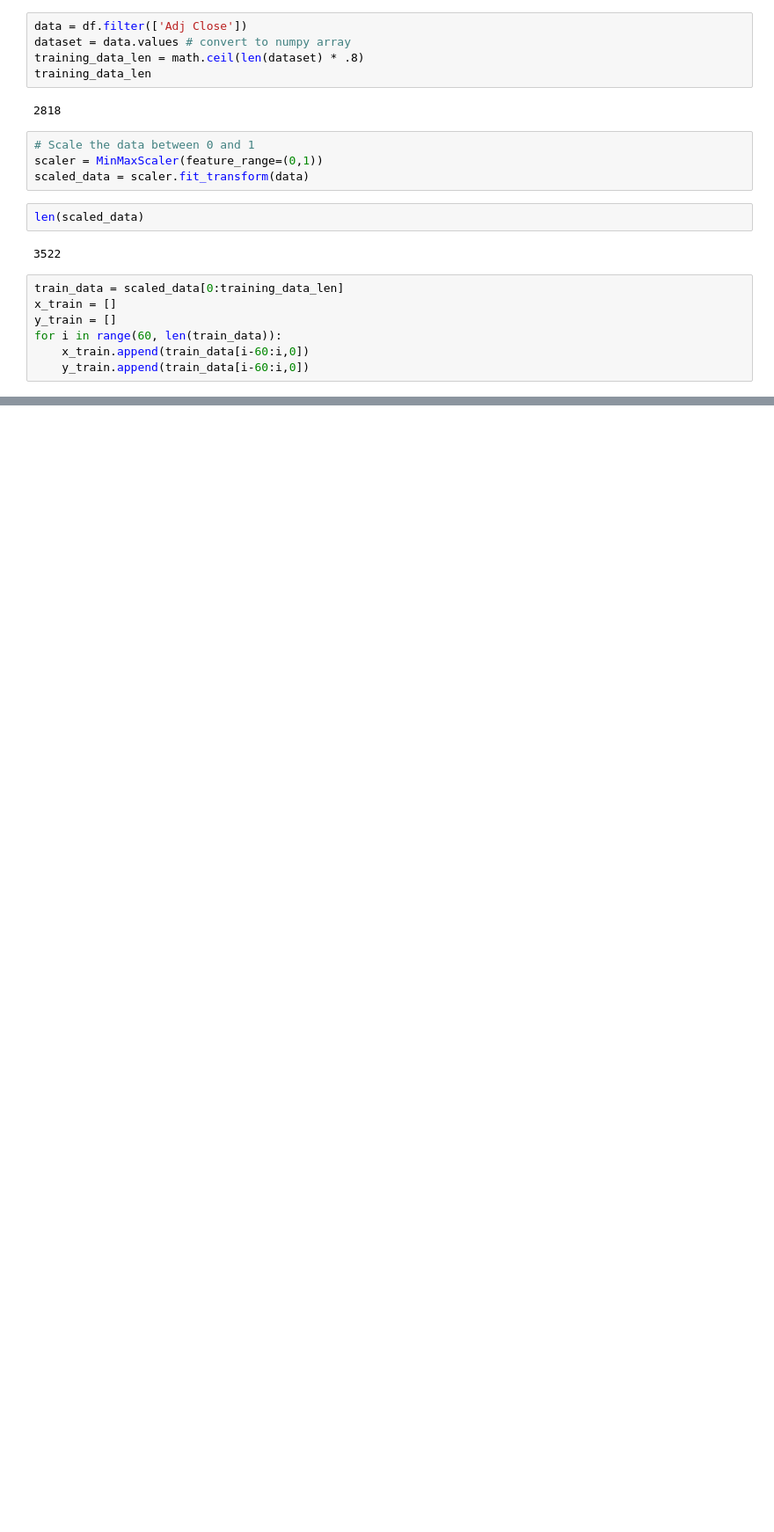
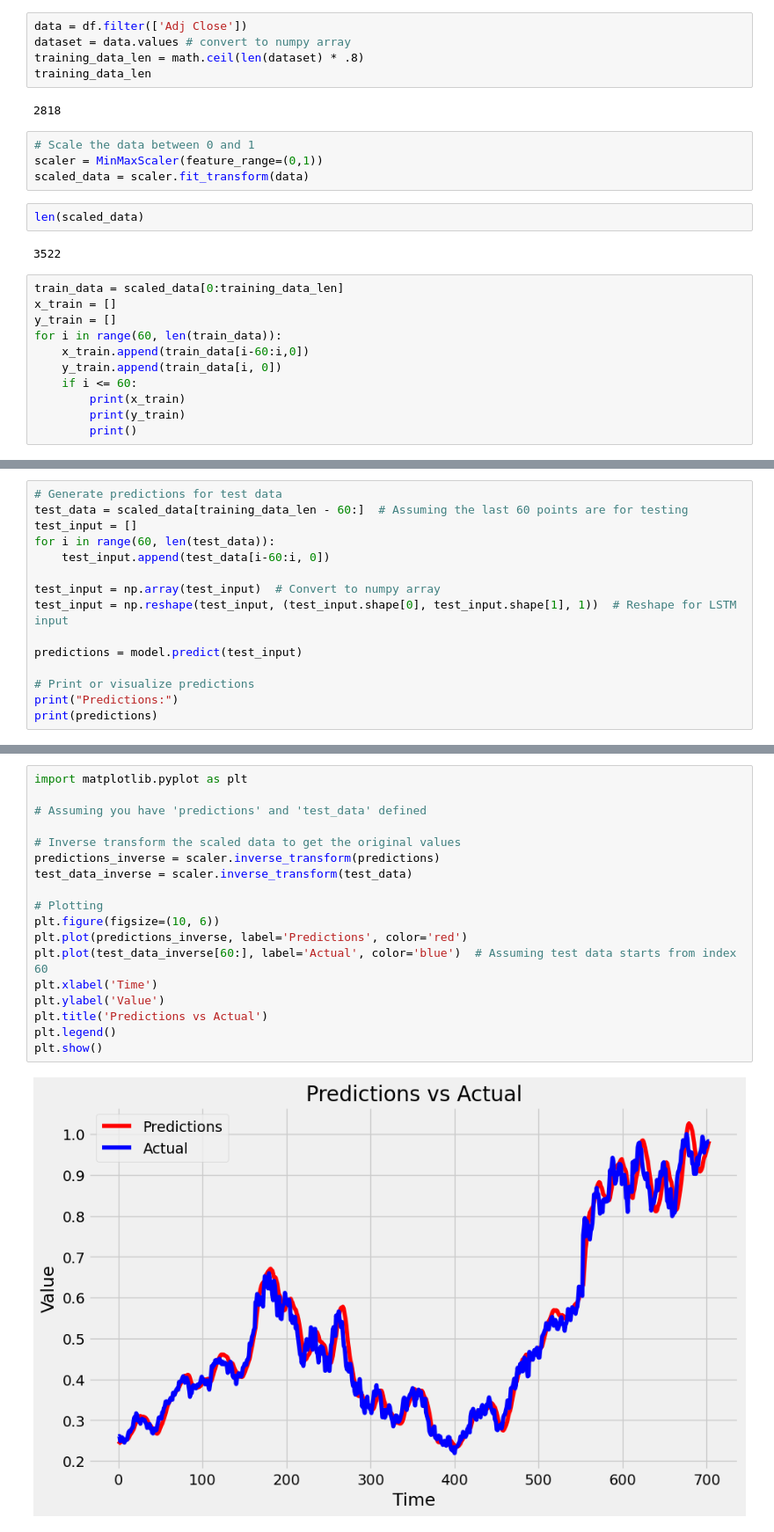
Before and after one commit to hamzahalhalabi1/ML-projects, a Jupyter notebook: Stock price predictor/price predictor2.ipynb, the cells around one changed output, grey strips where cells are left out. Shown at 88% size. Saved outputs shown, nothing was run; the diff lists cells and outputs as text; blank space fills up the shorter version.

```diff
--- a/Stock price predictor/price predictor2.ipynb
+++ b/Stock price predictor/price predictor2.ipynb
@@ -63,4 +63,8 @@ x_train = []
 y_train = []
 for i in range(60, len(train_data)):
     x_train.append(train_data[i-60:i,0])
-    y_train.append(train_data[i-60:i,0])
+    y_train.append(train_data[i, 0])
+    if i <= 60:
+        print(x_train)
+        print(y_train)
+        print()
@@ -66,0 +142,15 @@ for i in range(60, len(train_data)):
+# %%
+# Generate predictions for test data
+test_data = scaled_data[training_data_len - 60:]  # Assuming the last 60 points are for testing
+test_input = []
+for i in range(60, len(test_data)):
+    test_input.append(test_data[i-60:i, 0])
+
+test_input = np.array(test_input)  # Convert to numpy array
+test_input = np.reshape(test_input, (test_input.shape[0], test_input.shape[1], 1))  # Reshape for LSTM input
+
+predictions = model.predict(test_input)
+
+# Print or visualize predictions
+print("Predictions:")
+print(predictions)
@@ -66,0 +175,20 @@ for i in range(60, len(train_data)):
+# %%
+import matplotlib.pyplot as plt
+
+# Assuming you have 'predictions' and 'test_data' defined
+
+# Inverse transform the scaled data to get the original values
+predictions_inverse = scaler.inverse_transform(predictions)
+test_data_inverse = scaler.inverse_transform(test_data)
+
+# Plotting
+plt.figure(figsize=(10, 6))
+plt.plot(predictions_inverse, label='Predictions', color='red')
+plt.plot(test_data_inverse[60:], label='Actual', color='blue')  # Assuming test data starts from index 60
+plt.xlabel('Time')
+plt.ylabel('Value')
+plt.title('Predictions vs Actual')
+plt.legend()
+plt.show()
+# %% [output]
+[figure, added]
```
Also changed, not shown: parts of 4 cells of this notebook.
